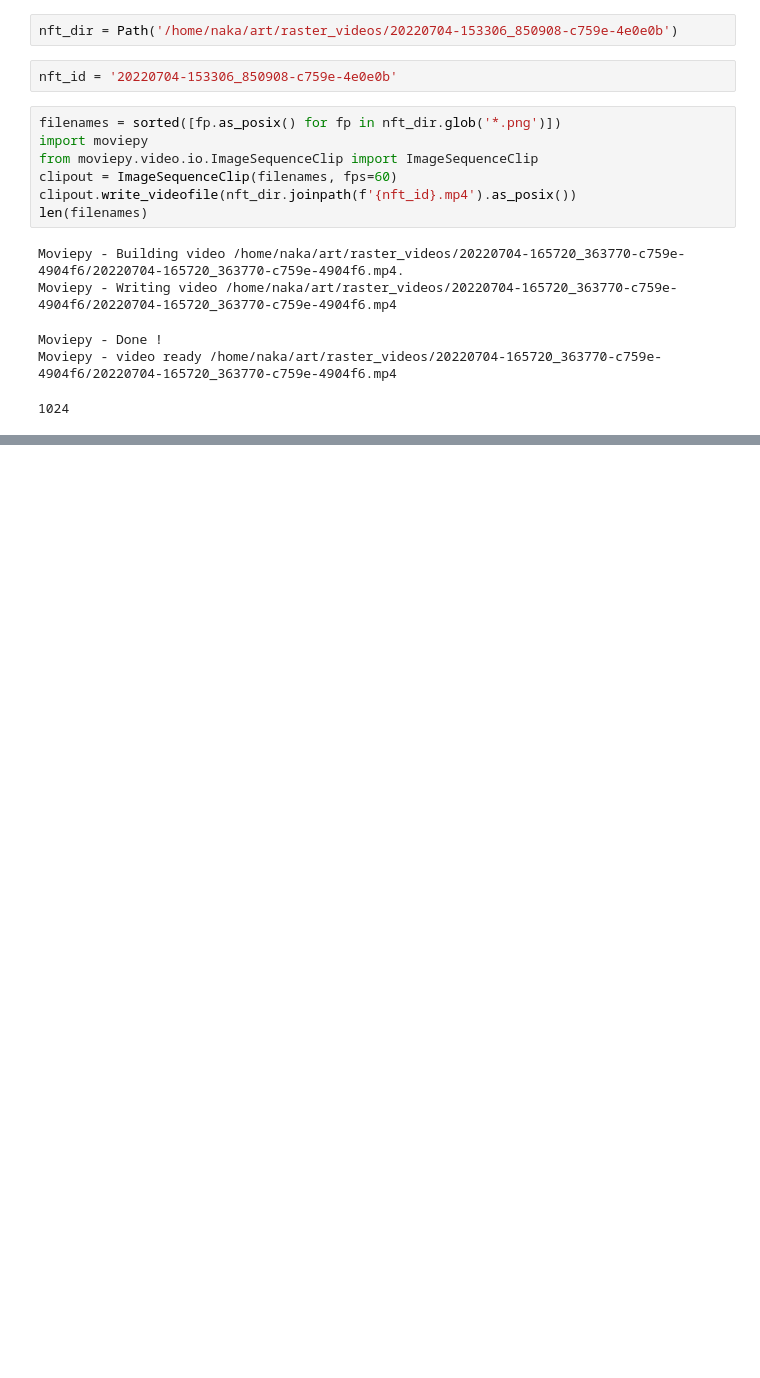
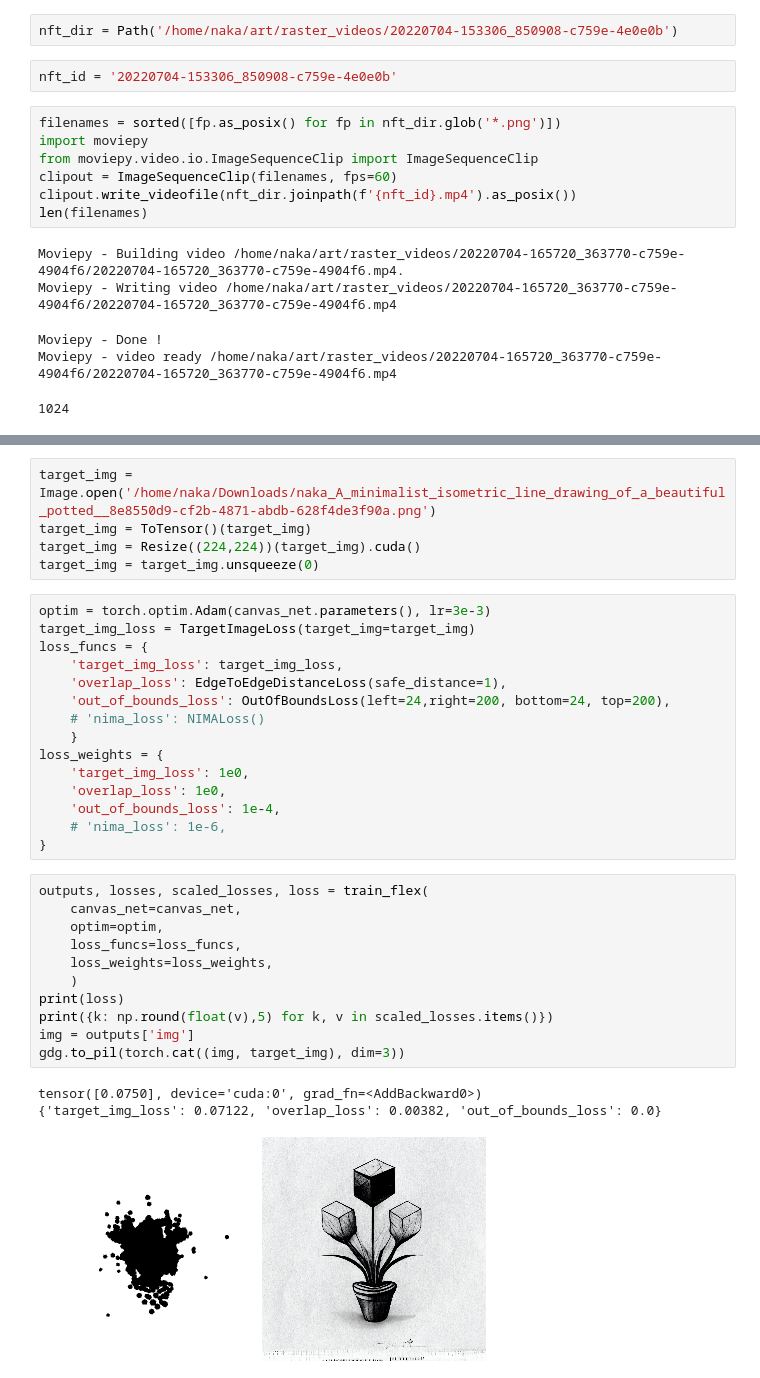
Before and after one commit to ANaka/genpen, a Jupyter notebook: scratch/068_refactor.ipynb, the cells around one changed output, grey strips where cells are left out. Drawn from its saved outputs; the diff is of its cells as text; blank space fills up the shorter version.

```diff
--- a/scratch/068_refactor.ipynb
+++ b/scratch/068_refactor.ipynb
@@ -602,0 +669,35 @@ Moviepy - video ready /home/naka/art/raster_videos/20220704-165720_363770-c759e-
+# %%
+target_img = Image.open('/home/naka/Downloads/naka_A_minimalist_isometric_line_drawing_of_a_beautiful_potted__8e8550d9-cf2b-4871-abdb-628f4de3f90a.png')
+target_img = ToTensor()(target_img)
+target_img = Resize((224,224))(target_img).cuda()
+target_img = target_img.unsqueeze(0)
+# %%
+optim = torch.optim.Adam(canvas_net.parameters(), lr=3e-3)
+target_img_loss = TargetImageLoss(target_img=target_img)
+loss_funcs = {
+    'target_img_loss': target_img_loss,
+    'overlap_loss': EdgeToEdgeDistanceLoss(safe_distance=1),
+    'out_of_bounds_loss': OutOfBoundsLoss(left=24,right=200, bottom=24, top=200),
+    # 'nima_loss': NIMALoss()
+    }
+loss_weights = {
+    'target_img_loss': 1e0,
+    'overlap_loss': 1e0,
+    'out_of_bounds_loss': 1e-4,
+    # 'nima_loss': 1e-6,
+}
+# %%
+outputs, losses, scaled_losses, loss = train_flex(
+    canvas_net=canvas_net,
+    optim=optim,
+    loss_funcs=loss_funcs,
+    loss_weights=loss_weights,
+    )
+print(loss)
+print({k: np.round(float(v),5) for k, v in scaled_losses.items()})
+img = outputs['img']
+gdg.to_pil(torch.cat((img, target_img), dim=3))
+# %% [output]
+tensor([0.0750], device='cuda:0', grad_fn=<AddBackward0>)
+{'target_img_loss': 0.07122, 'overlap_loss': 0.00382, 'out_of_bounds_loss': 0.0}
+[figure, added]
```
Also changed, not shown: parts of 20 cells of this notebook, 3 other files.
